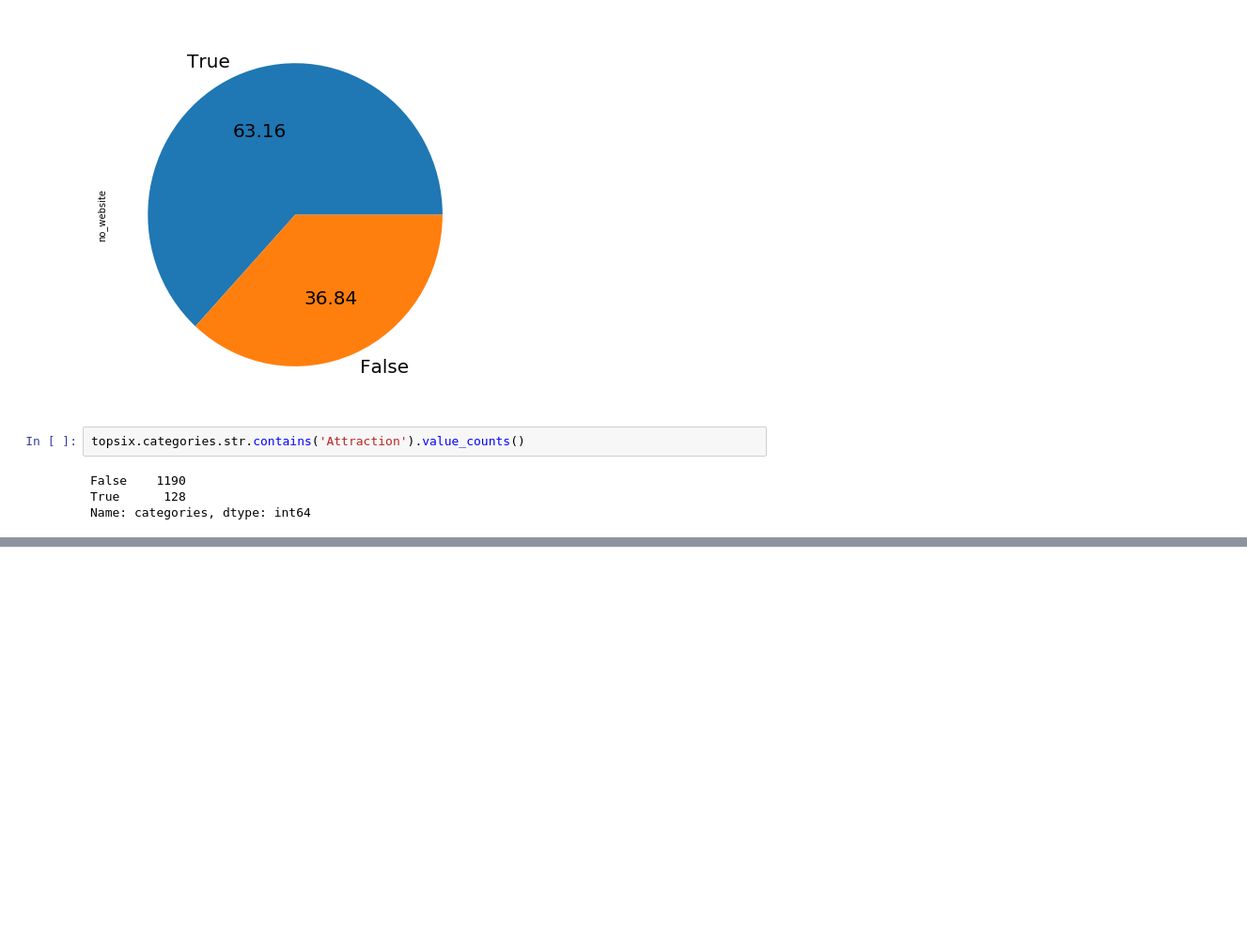
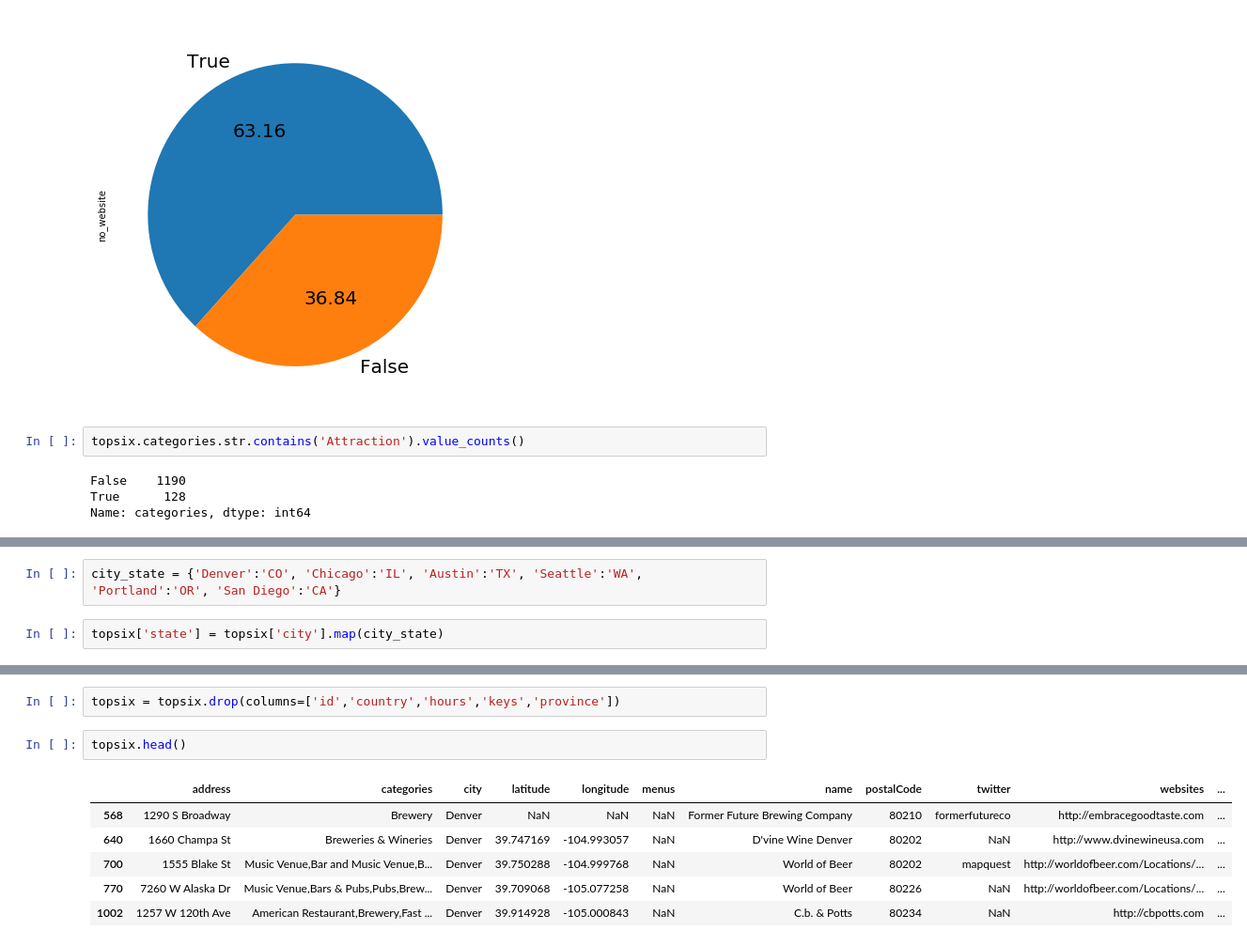
Before and after one commit to realsaul00/Breweries, a Jupyter notebook: topsix.ipynb, the cells around one changed output, grey strips where cells are left out. Shown at 94% size. Cells and saved outputs as stored; diff of their text form; blank space fills up the shorter version.

```diff
--- a/topsix.ipynb
+++ b/topsix.ipynb
@@ -190,0 +214,4 @@ Name: categories, dtype: int64
+# %%
+city_state = {'Denver':'CO', 'Chicago':'IL', 'Austin':'TX', 'Seattle':'WA', 'Portland':'OR', 'San Diego':'CA'}
+# %%
+topsix['state'] = topsix['city'].map(city_state)
@@ -190,0 +227,11 @@ Name: categories, dtype: int64
+# %%
+topsix = topsix.drop(columns=['id','country','hours','keys','province'])
+# %%
+topsix.head()
+# %% [output]
+|  | address | categories | city | latitude | longitude | menus | name | postalCode | twitter | websites | ... |
+| 568 | 1290 S Broadway | Brewery | Denver | NaN | NaN | NaN | Former Future Brewing Company | 80210 | formerfutureco | http://embracegoodtaste.com | ... |
+| 640 | 1660 Champa St | Breweries & Wineries | Denver | 39.747169 | -104.993057 | NaN | D'vine Wine Denver | 80202 | NaN | http://www.dvinewineusa.com | ... |
+| 700 | 1555 Blake St | Music Venue,Bar and Music Venue,B... | Denver | 39.750288 | -104.999768 | NaN | World of Beer | 80202 | mapquest | http://worldofbeer.com/Locations/... | ... |
+| 770 | 7260 W Alaska Dr | Music Venue,Bars & Pubs,Pubs,Brew... | Denver | 39.709068 | -105.077258 | NaN | World of Beer | 80226 | NaN | http://worldofbeer.com/Locations/... | ... |
+| 1002 | 1257 W 120th Ave | American Restaurant,Brewery,Fast ... | Denver | 39.914928 | -105.000843 | NaN | C.b. & Potts | 80234 | NaN | http://cbpotts.com | ... |
```
Also changed, not shown: parts of 5 cells of this notebook.
